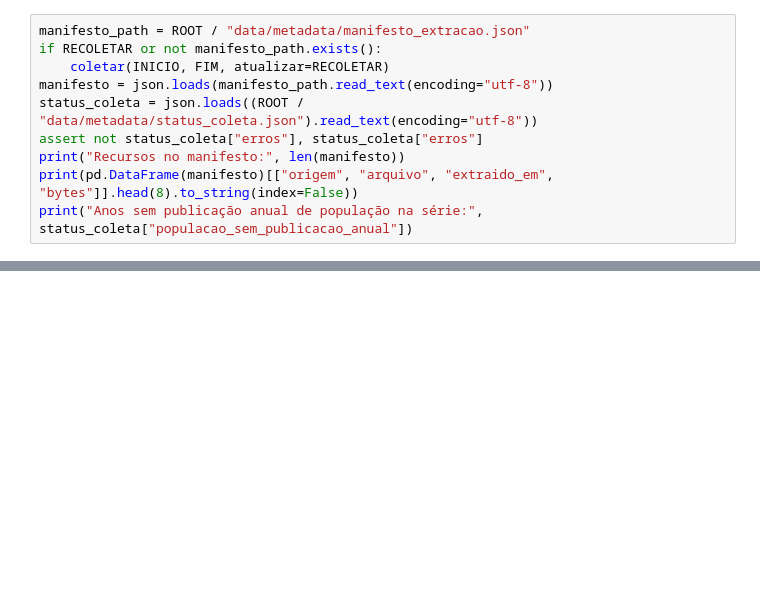
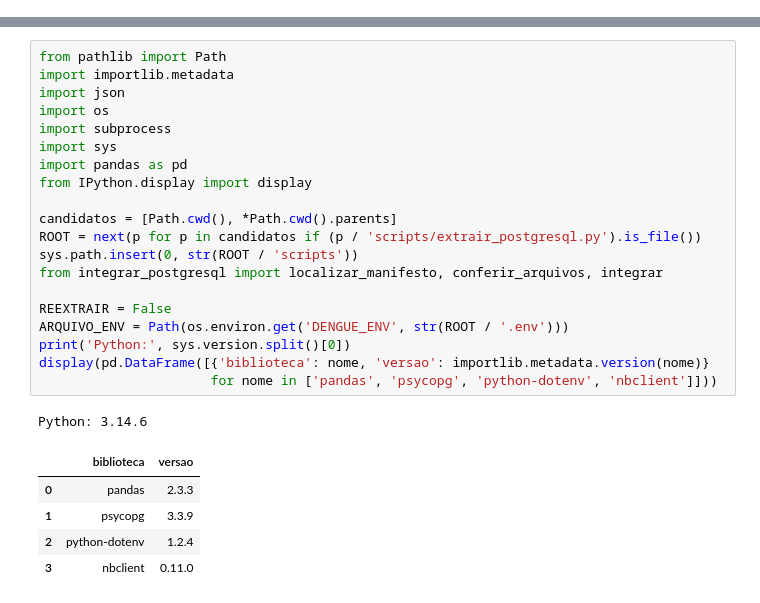
Before and after one commit to RayaniGomes/dengue_nordeste, a Jupyter notebook: notebooks/01_coleta_integracao.ipynb, the cells around one changed output, grey strips where cells are left out. Cells and saved outputs as stored; diff of their text form; blank space fills up the shorter version.

```diff
--- a/notebooks/01_coleta_integracao.ipynb
+++ b/notebooks/01_coleta_integracao.ipynb
@@ -37,10 +0,0 @@ Arquivos anuais CSV/ZIP são descobertos no catálogo oficial, evitando paginaç
-# %%
-manifesto_path = ROOT / "data/metadata/manifesto_extracao.json"
-if RECOLETAR or not manifesto_path.exists():
-    coletar(INICIO, FIM, atualizar=RECOLETAR)
-manifesto = json.loads(manifesto_path.read_text(encoding="utf-8"))
-status_coleta = json.loads((ROOT / "data/metadata/status_coleta.json").read_text(encoding="utf-8"))
-assert not status_coleta["erros"], status_coleta["erros"]
-print("Recursos no manifesto:", len(manifesto))
-print(pd.DataFrame(manifesto)[["origem", "arquivo", "extraido_em", "bytes"]].head(8).to_string(index=False))
-print("Anos sem publicação anual de população na série:", status_coleta["populacao_sem_publicacao_anual"])
@@ -174,0 +17,27 @@ Fontes: [SINAN/Dengue](https://dadosabertos.saude.gov.br/dataset/arboviroses-den
+# %%
+from pathlib import Path
+import importlib.metadata
+import json
+import os
+import subprocess
+import sys
+import pandas as pd
+from IPython.display import display
+
+candidatos = [Path.cwd(), *Path.cwd().parents]
+ROOT = next(p for p in candidatos if (p / 'scripts/extrair_postgresql.py').is_file())
+sys.path.insert(0, str(ROOT / 'scripts'))
+from integrar_postgresql import localizar_manifesto, conferir_arquivos, integrar
+
+REEXTRAIR = False
+ARQUIVO_ENV = Path(os.environ.get('DENGUE_ENV', str(ROOT / '.env')))
+print('Python:', sys.version.split()[0])
+display(pd.DataFrame([{'biblioteca': nome, 'versao': importlib.metadata.version(nome)}
+                      for nome in ['pandas', 'psycopg', 'python-dotenv', 'nbclient']]))
+# %% [output]
+Python: 3.14.6
+|  | biblioteca | versao |
+| 0 | pandas | 2.3.3 |
+| 1 | psycopg | 3.3.9 |
+| 2 | python-dotenv | 1.2.4 |
+| 3 | nbclient | 0.11.0 |
```
Also changed, not shown: parts of 27 cells of this notebook, 26 other files.
